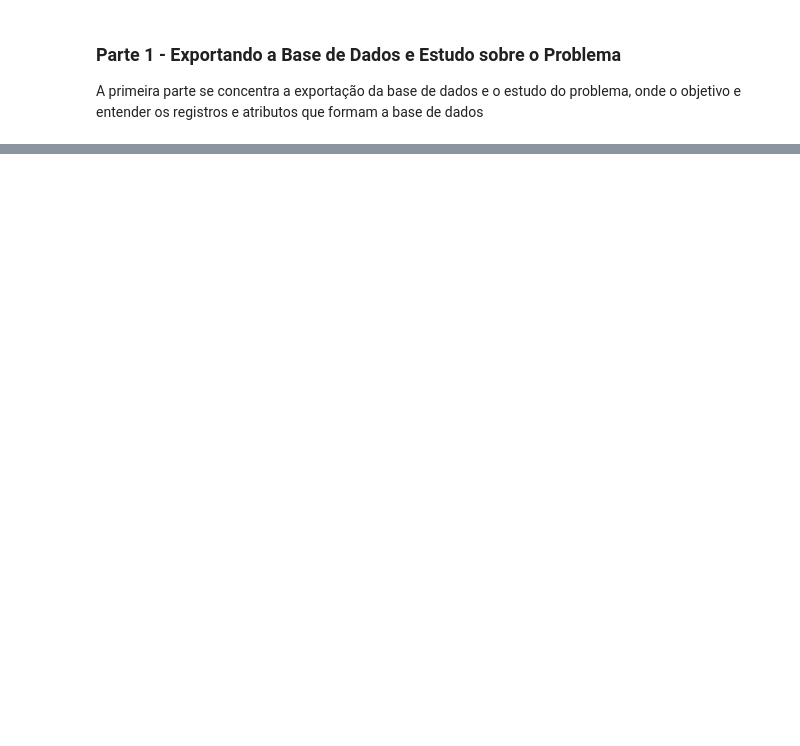
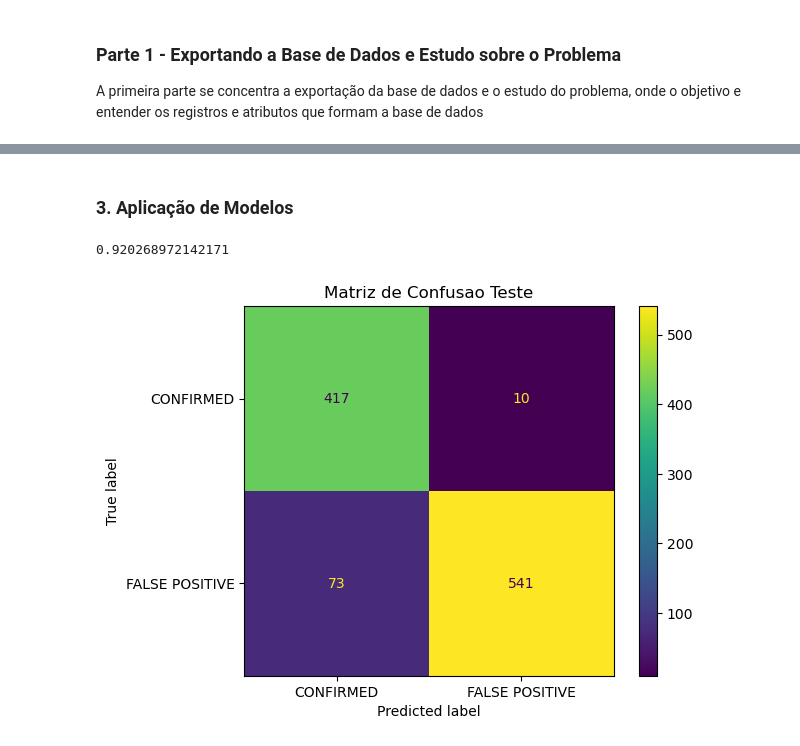
Before and after one commit to ThiagoVenturim/Classificao_de_Exoplanetas, a Jupyter notebook: classificacao_exoplaneta.ipynb, the cells around one changed output, grey strips where cells are left out. Cells and saved outputs as stored; diff of their text form; code cells hidden in the pictures; blank space fills up the shorter version.

Commit message:
naive_bayes

```diff
--- a/classificacao_exoplaneta.ipynb
+++ b/classificacao_exoplaneta.ipynb
@@ -64,0 +157,9 @@ df = pd.read_csv('koi_data.csv')
+# %%
+from sklearn.preprocessing import StandardScaler
+X = df.copy()
+Y = X[['koi_disposition']]
+X.drop(columns=['kepoi_name', 'koi_disposition'] , inplace=True)
+scaler = StandardScaler()
+scaler.fit(X)
+X = pd.DataFrame(scaler.transform(X))
+X.head()
@@ -64,0 +174,18 @@ df = pd.read_csv('koi_data.csv')
+# %% [markdown]
+### 3. Aplicação de Modelos
+# %%
+from sklearn.model_selection import train_test_split
+from sklearn.metrics import confusion_matrix , accuracy_score, ConfusionMatrixDisplay
+X_train, X_test , y_train, y_test = train_test_split(X, Y, test_size=0.2, random_state=41)
+# %%
+from sklearn.naive_bayes import GaussianNB
+clf  = GaussianNB()
+clf.fit(X_train, y_train)
+y_pred = clf.predict(X_test)
+print(accuracy_score(y_test, y_pred))
+ConfusionMatrixDisplay.from_predictions(y_test, y_pred)
+plt.title("Matriz de Confusao Teste")
+plt.show()
+# %% [output]
+0.920268972142171
+[figure, added]
```
Also changed, not shown: parts of 9 cells of this notebook.
